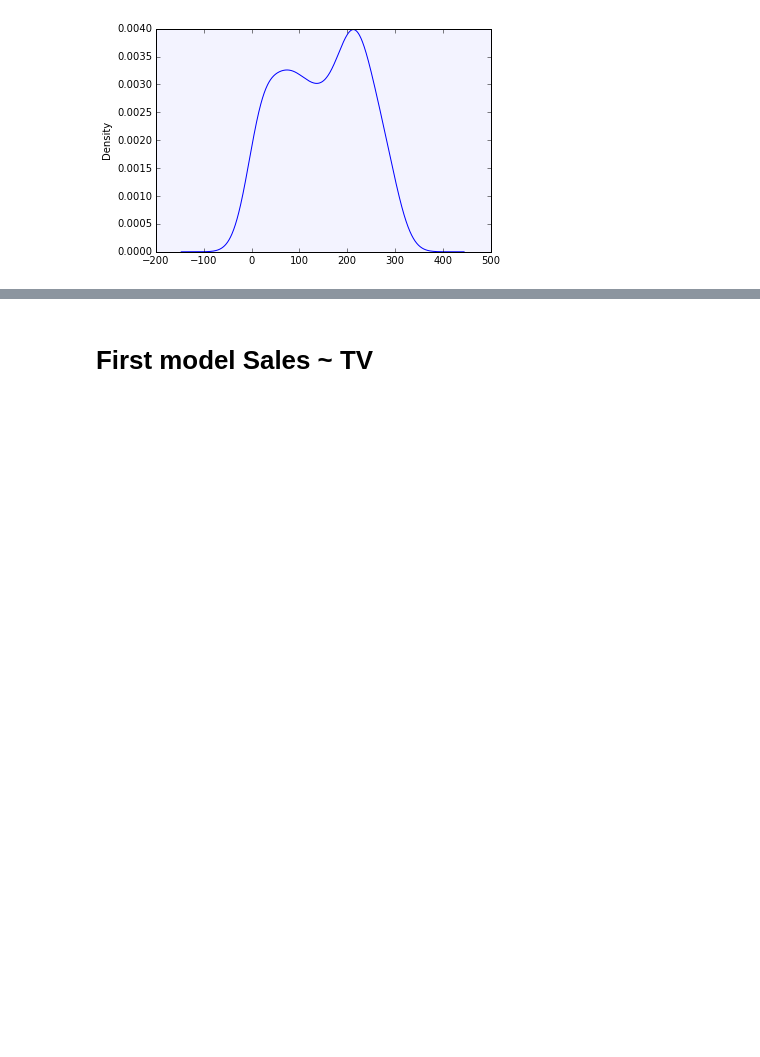
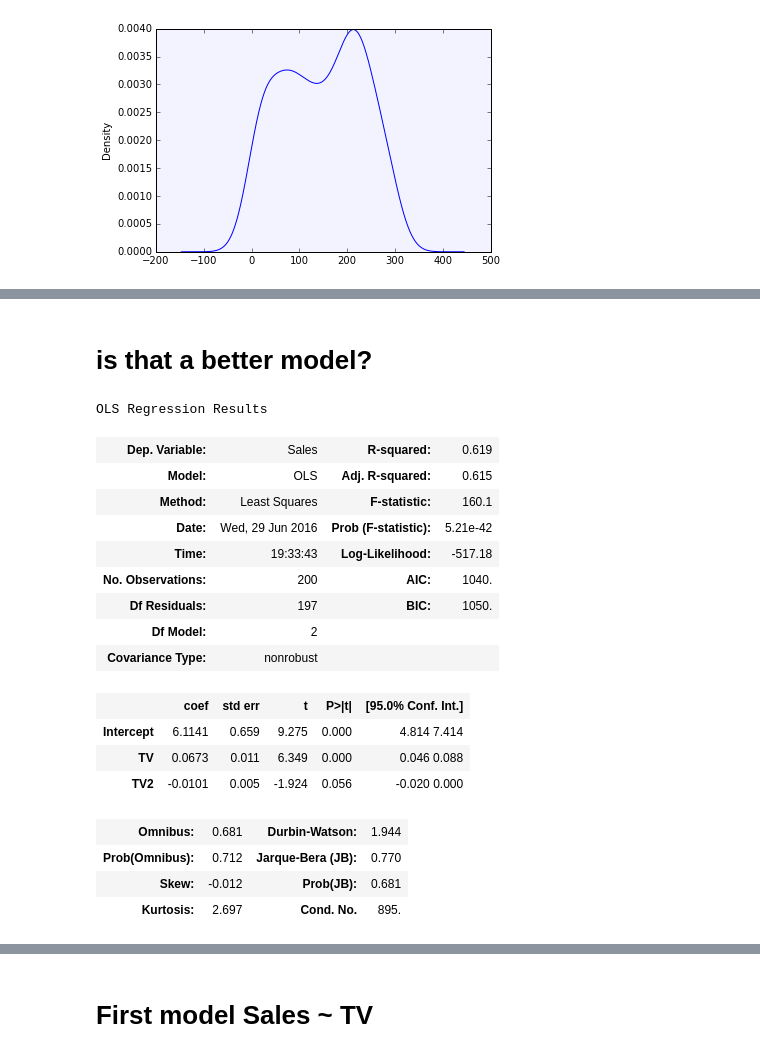
Before and after one commit to alexisperrier/gads, a Jupyter notebook: 04_statistics_inference/py/Lesson 4 - Notebook 2 - Linear Regression for Causal Inference.ipynb, the cells around one changed output, grey strips where cells are left out. Cells and saved outputs as stored; diff of their text form; code cells hidden in the pictures; blank space fills up the shorter version.

```diff
--- a/04_statistics_inference/py/Lesson 4 - Notebook 2 - Linear Regression for Causal Inference.ipynb
+++ b/04_statistics_inference/py/Lesson 4 - Notebook 2 - Linear Regression for Causal Inference.ipynb
@@ -345,0 +348,23 @@ plt.ylabel('Sales')
+# %% [markdown]
+# is that a better model?
+# %%
+lm3.summary()
+# %% [output]
+OLS Regression Results
+| Dep. Variable: | Sales | R-squared: | 0.619 |
+| Model: | OLS | Adj. R-squared: | 0.615 |
+| Method: | Least Squares | F-statistic: | 160.1 |
+| Date: | Wed, 29 Jun 2016 | Prob (F-statistic): | 5.21e-42 |
+| Time: | 19:33:43 | Log-Likelihood: | -517.18 |
+| No. Observations: | 200 | AIC: | 1040. |
+| Df Residuals: | 197 | BIC: | 1050. |
+| Df Model: | 2 |  |  |
+| Covariance Type: | nonrobust |  |  |
+|  | coef | std err | t | P>|t| | [95.0% Conf. Int.] |
+| Intercept | 6.1141 | 0.659 | 9.275 | 0.000 | 4.814 7.414 |
+| TV | 0.0673 | 0.011 | 6.349 | 0.000 | 0.046 0.088 |
+| TV2 | -0.0101 | 0.005 | -1.924 | 0.056 | -0.020 0.000 |
+| Omnibus: | 0.681 | Durbin-Watson: | 1.944 |
+| Prob(Omnibus): | 0.712 | Jarque-Bera (JB): | 0.770 |
+| Skew: | -0.012 | Prob(JB): | 0.681 |
+| Kurtosis: | 2.697 | Cond. No. | 895. |
```
Also changed, not shown: parts of 21 cells of this notebook, 1 other file.
